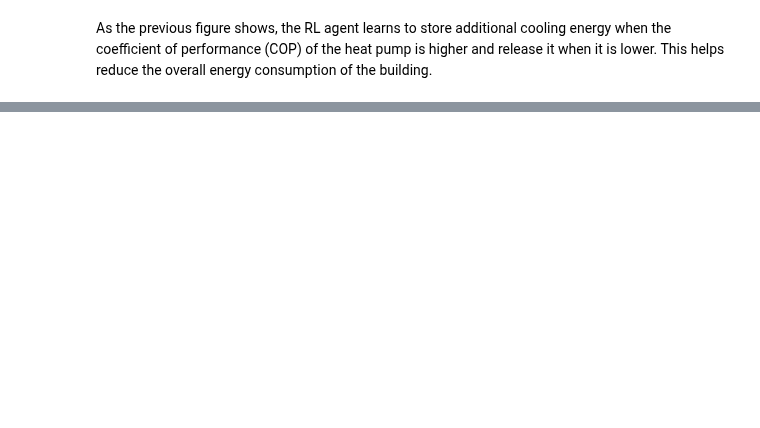
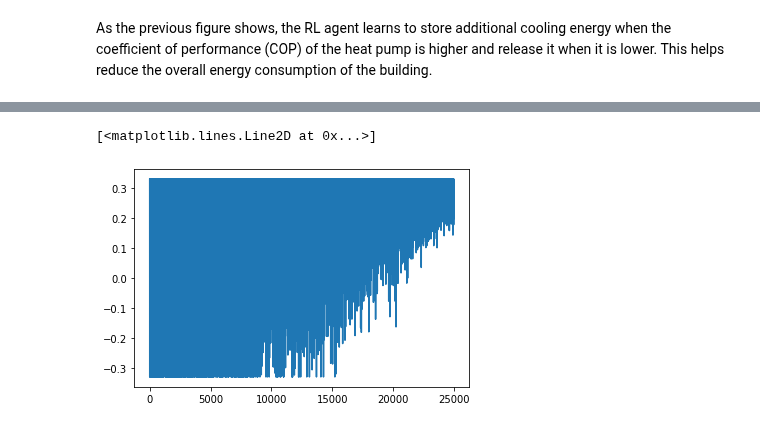
Before and after one commit to intelligent-environments-lab/CityLearn, a Jupyter notebook: main.ipynb, the cells around one changed output, grey strips where cells are left out. Cells and saved outputs as stored; diff of their text form; code cells hidden in the pictures; blank space fills up the shorter version.

```diff
--- a/main.ipynb
+++ b/main.ipynb
@@ -188,0 +189,6 @@ plt.plot(env.action_track[8][-200:])
+# %%
+#Plots all the actions across episodes
+plt.plot(env.action_track[8])
+# %% [output]
+[<matplotlib.lines.Line2D at 0x...>]
+[figure, added]
```
Also changed, not shown: parts of 6 cells of this notebook, 1 other file.
